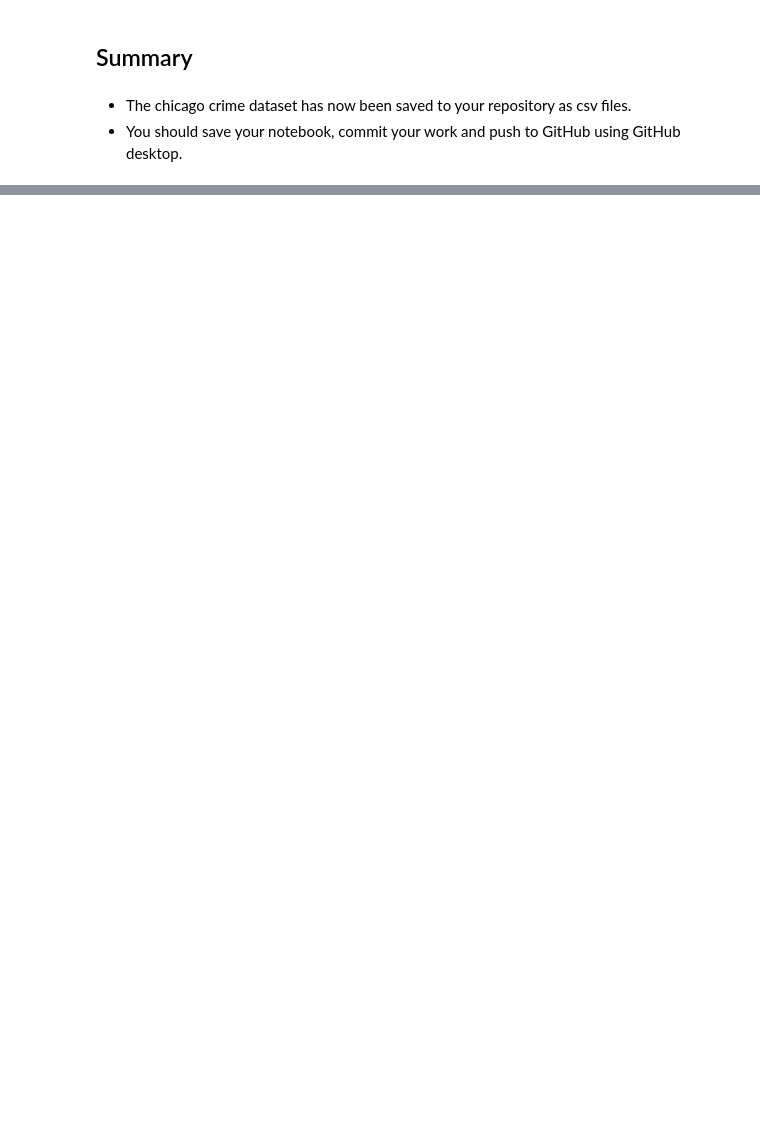
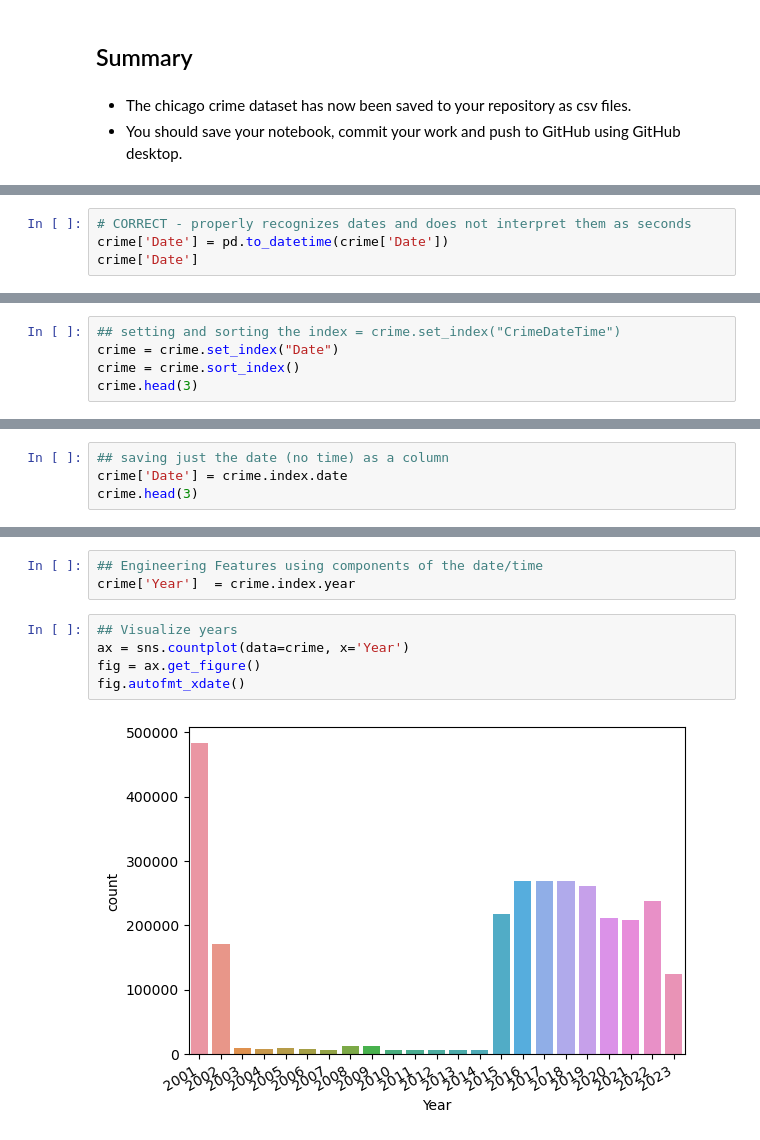
Before and after one commit to Luz-Dobbins/Crime-in-Chicago-01-23, a Jupyter notebook: Project 4.ipynb, the cells around one changed output, grey strips where cells are left out. Saved outputs shown, nothing was run; the diff lists cells and outputs as text; blank space fills up the shorter version.

```diff
--- a/Project 4.ipynb
+++ b/Project 4.ipynb
@@ -368,0 +483,4 @@ crime['Year'].value_counts().sort_index(ascending = False).head(15)
+# %%
+# CORRECT - properly recognizes dates and does not interpret them as seconds
+crime['Date'] = pd.to_datetime(crime['Date'])
+crime['Date']
@@ -368,0 +500,5 @@ crime['Year'].value_counts().sort_index(ascending = False).head(15)
+# %%
+## setting and sorting the index = crime.set_index("CrimeDateTime")
+crime = crime.set_index("Date")
+crime = crime.sort_index()
+crime.head(3)
@@ -368,0 +511,4 @@ crime['Year'].value_counts().sort_index(ascending = False).head(15)
+# %%
+## saving just the date (no time) as a column
+crime['Date'] = crime.index.date
+crime.head(3)
@@ -368,0 +521,10 @@ crime['Year'].value_counts().sort_index(ascending = False).head(15)
+# %%
+## Engineering Features using components of the date/time
+crime['Year']  = crime.index.year
+# %%
+## Visualize years
+ax = sns.countplot(data=crime, x='Year')
+fig = ax.get_figure()
+fig.autofmt_xdate()
+# %% [output]
+[figure, added]
```
Also changed, not shown: parts of 45 cells of this notebook, 24 other files.
